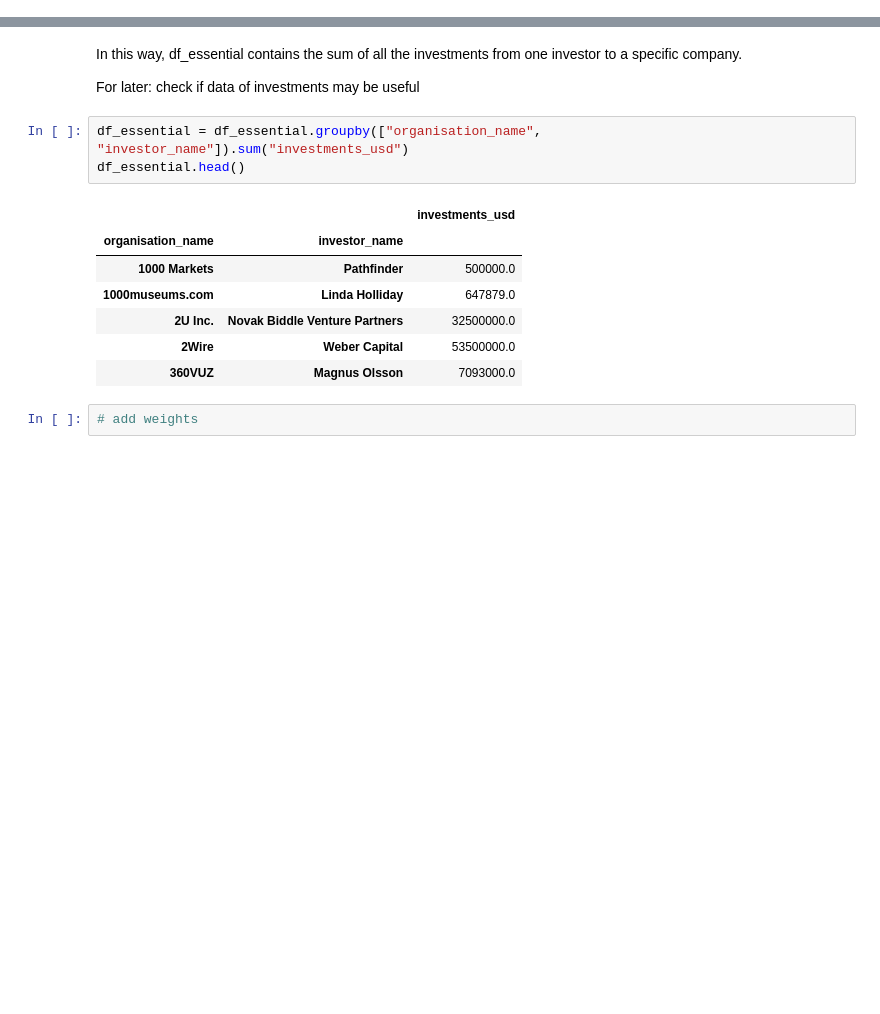
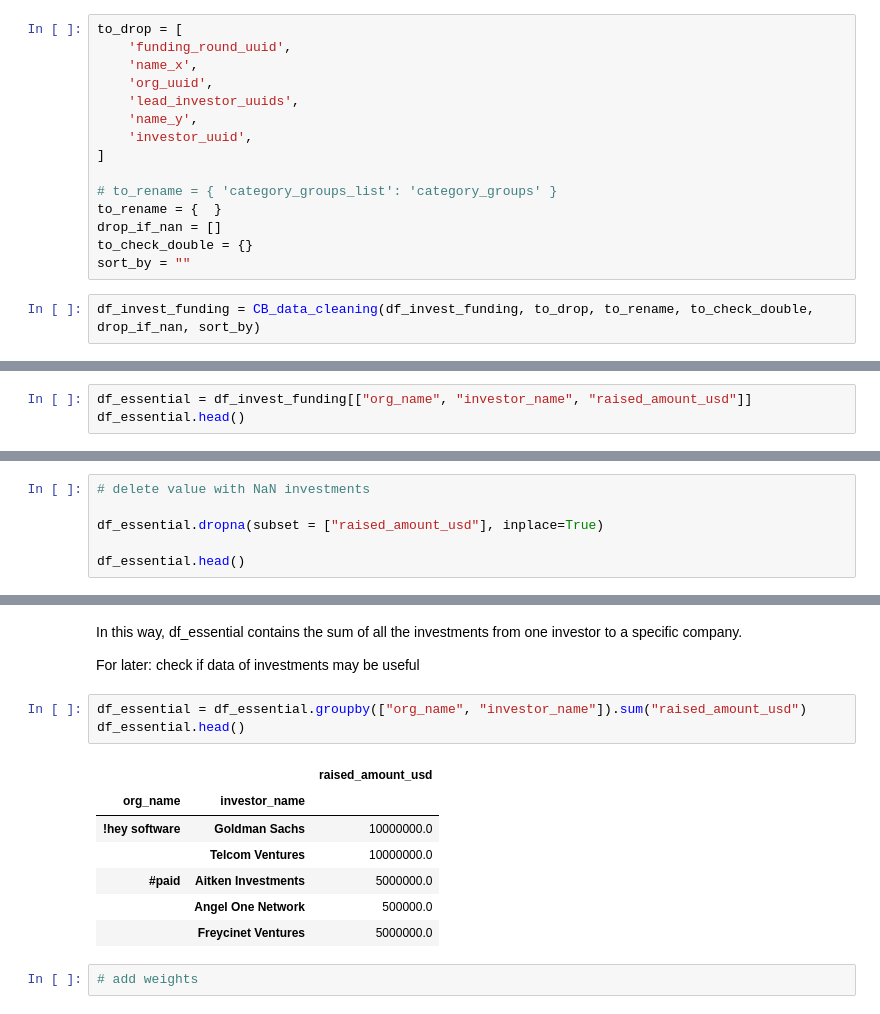
Before and after one commit to technometrics-lab/5-TechRank, a Jupyter notebook: unw_bipartite_graph_investors_companies.ipynb, the cells around one changed output, grey strips where cells are left out. Cells and saved outputs as stored; diff of their text form; blank space fills up the shorter version.

```diff
--- a/unw_bipartite_graph_investors_companies.ipynb
+++ b/unw_bipartite_graph_investors_companies.ipynb
@@ -240,0 +196,17 @@ df_essential.head()
+# %%
+to_drop = [
+    'funding_round_uuid',
+    'name_x',
+    'org_uuid',
+    'lead_investor_uuids',
+    'name_y',
+    'investor_uuid',
+]
+
+# to_rename = { 'category_groups_list': 'category_groups' }
+to_rename = {  }
+drop_if_nan = []
+to_check_double = {}
+sort_by = ""
+# %%
+df_invest_funding = CB_data_cleaning(df_invest_funding, to_drop, to_rename, to_check_double, drop_if_nan, sort_by)
@@ -240,0 +224,3 @@ df_essential.head()
+# %%
+df_essential = df_invest_funding[["org_name", "investor_name", "raised_amount_usd"]]
+df_essential.head()
@@ -240,0 +234,6 @@ df_essential.head()
+# %%
+# delete value with NaN investments
+
+df_essential.dropna(subset = ["raised_amount_usd"], inplace=True)
+
+df_essential.head()
@@ -356,15 +391,15 @@ In this way, df_essential contains the sum of all the investments from one inves
 
 For later: check if data of investments may be useful
 # %%
-df_essential = df_essential.groupby(["organisation_name", "investor_name"]).sum("investments_usd")
+df_essential = df_essential.groupby(["org_name", "investor_name"]).sum("raised_amount_usd")
 df_essential.head()
 # %% [output]
-|  |  | investments_usd |
-| organisation_name | investor_name |  |
-| 1000 Markets | Pathfinder | 500000.0 |
-| 1000museums.com | Linda Holliday | 647879.0 |
-| 2U Inc. | Novak Biddle Venture Partners | 32500000.0 |
-| 2Wire | Weber Capital | 53500000.0 |
-| 360VUZ | Magnus Olsson | 7093000.0 |
+|  |  | raised_amount_usd |
+| org_name | investor_name |  |
+| !hey software | Goldman Sachs | 10000000.0 |
+|  | Telcom Ventures | 10000000.0 |
+| #paid | Aitken Investments | 5000000.0 |
+|  | Angel One Network | 500000.0 |
+|  | Freycinet Ventures | 5000000.0 |
 # %%
 # add weights
```
Also changed, not shown: parts of 60 cells of this notebook, 7 other files.
